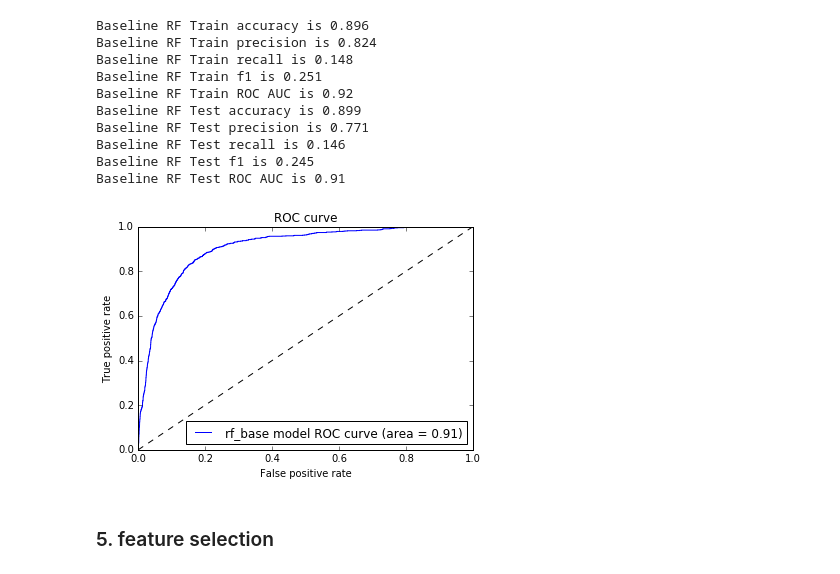
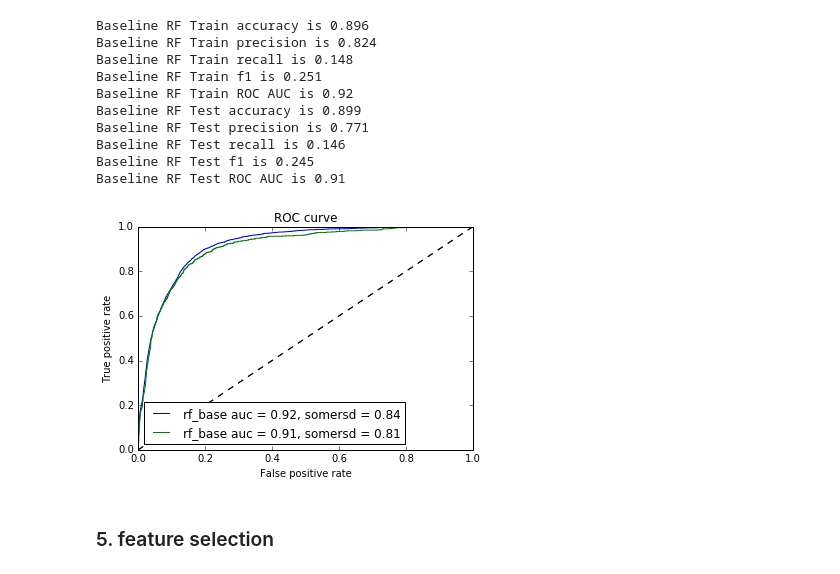
Before and after one commit to TejjeT/DataScienceProject2, a Jupyter notebook: bank_marketing .ipynb, the cells around one changed output. Saved outputs shown, nothing was run; the diff lists cells and outputs as text; code cells hidden in the pictures.

```diff
--- a/bank_marketing .ipynb
+++ b/bank_marketing .ipynb
@@ -467,9 +474,11 @@ Baseline RF Test recall is 0.146
 Baseline RF Test f1 is 0.245
 Baseline RF Test ROC AUC is 0.91
 # %%
+print_roc(y_Train, y_pred_rf_Train, y_pred_rf_Train_p, 'rf_base')
 print_roc(y_Test, y_pred_rf_Test, y_pred_rf_Test_p, 'rf_base')
+plt.show()
 # %% [output]
-[figure, old version]
+[figure, new version]
 # %% [markdown]
 
 ### 5. feature selection
```
Also changed, not shown: parts of 10 cells of this notebook.
